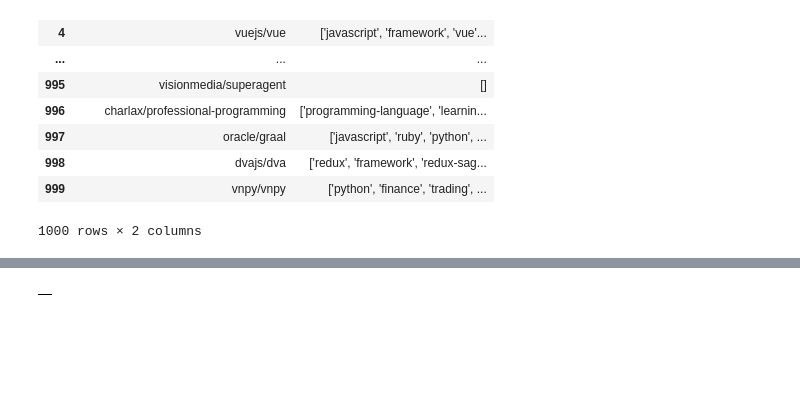
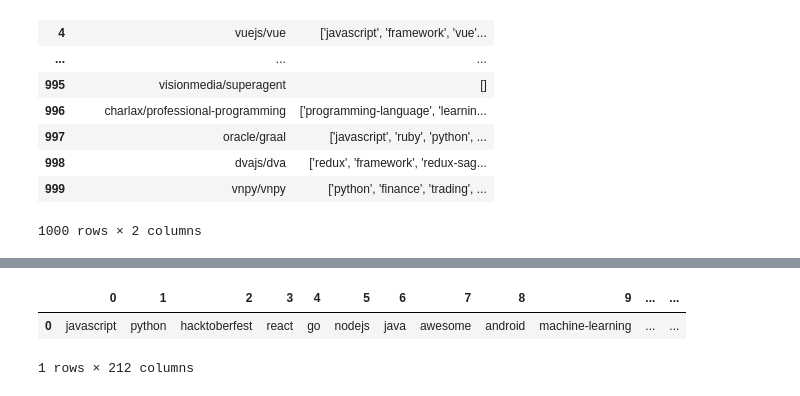
Before and after one commit to park1997/GitHub_Crawling_TextMining_Project, a Jupyter notebook: ParkByeongHyeon/Github_kmeans_clustering.ipynb, the cells around one changed output, grey strips where cells are left out. Cells and saved outputs as stored; diff of their text form; code cells hidden in the pictures; blank space fills up the shorter version.

```diff
--- a/ParkByeongHyeon/Github_kmeans_clustering.ipynb
+++ b/ParkByeongHyeon/Github_kmeans_clustering.ipynb
@@ -23,17 +23,3 @@ df
 | 998 | dvajs/dva | ['redux', 'framework', 'redux-sag... |
 | 999 | vnpy/vnpy | ['python', 'finance', 'trading', ... |
 1000 rows × 2 columns
-# %%
-for i in df['topic_keyword']:
-    i_list = i.replace("[","").replace("]","").replace("'","").split(",")
-
-    encoder = LabelEncoder()
-    encoder.fit(i_list)
-    labels = encoder.transform(i_list)
-    labels = labels.reshape(-1,1)
-
-    #One-Hot-Encoding 진행
-    oh_encoder = OneHotEncoder()
-    oh_encoder.fit(labels)
-    oh_labels = oh_encoder.transform(labels)
-    oh_labels.toarray()
@@ -41,0 +26,23 @@ TypeError: 'tuple' object is not callable
+# %%
+topic_dic = {}
+for i in df['topic_keyword']:
+    i_list = i.replace("[","").replace("]","").replace("'","").split(",")
+    for i in i_list:
+        i=i.strip()
+        if len(i)==0:
+            continue
+        if i not in topic_dic:
+            topic_dic[i] = 1
+        else:
+            topic_dic[i] +=1
+topic_dic = sorted(topic_dic.items(), key=lambda x: x[1], reverse=True)
+# 218번 index 까지 5번 나오는 topic 임
+# 몇번까지 나오는것을 feature로 사용할 것인지?
+num_of_word = 5
+end_index = 0
+for idx,item in enumerate(topic_dic):
+    if item[1] < num_of_word:
+        end_index = idx - 1
+        break
+topic_list = [i[0] for i in topic_dic[0:end_index]]
+topic_dic
@@ -42,5 +67,7 @@ TypeError: 'tuple' object is not callable
 # %%
-df_vector = pd.DataFrame()
+df_vector = pd.DataFrame(topic_list).transpose()
 df_vector
 # %% [output]
-|  |
+|  | 0 | 1 | 2 | 3 | 4 | 5 | 6 | 7 | 8 | 9 | ... | ... |
+| 0 | javascript | python | hacktoberfest | react | go | nodejs | java | awesome | android | machine-learning | ... | ... |
+1 rows × 212 columns
```
Also changed, not shown: parts of 3 cells of this notebook.
